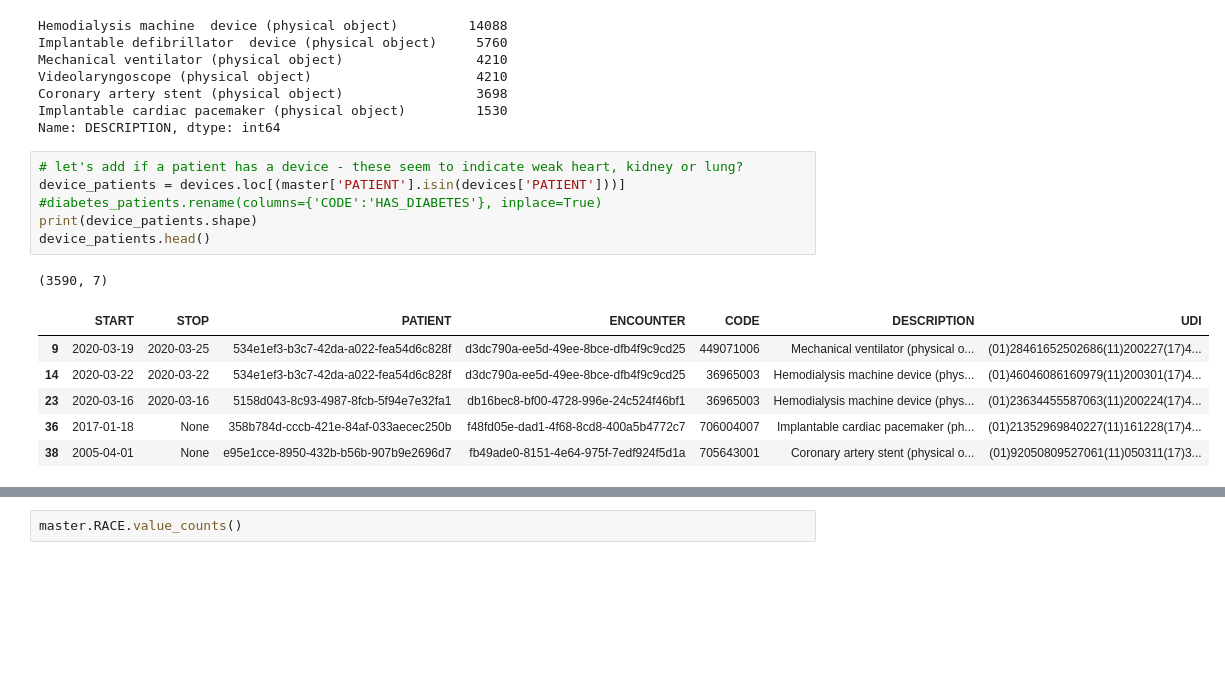
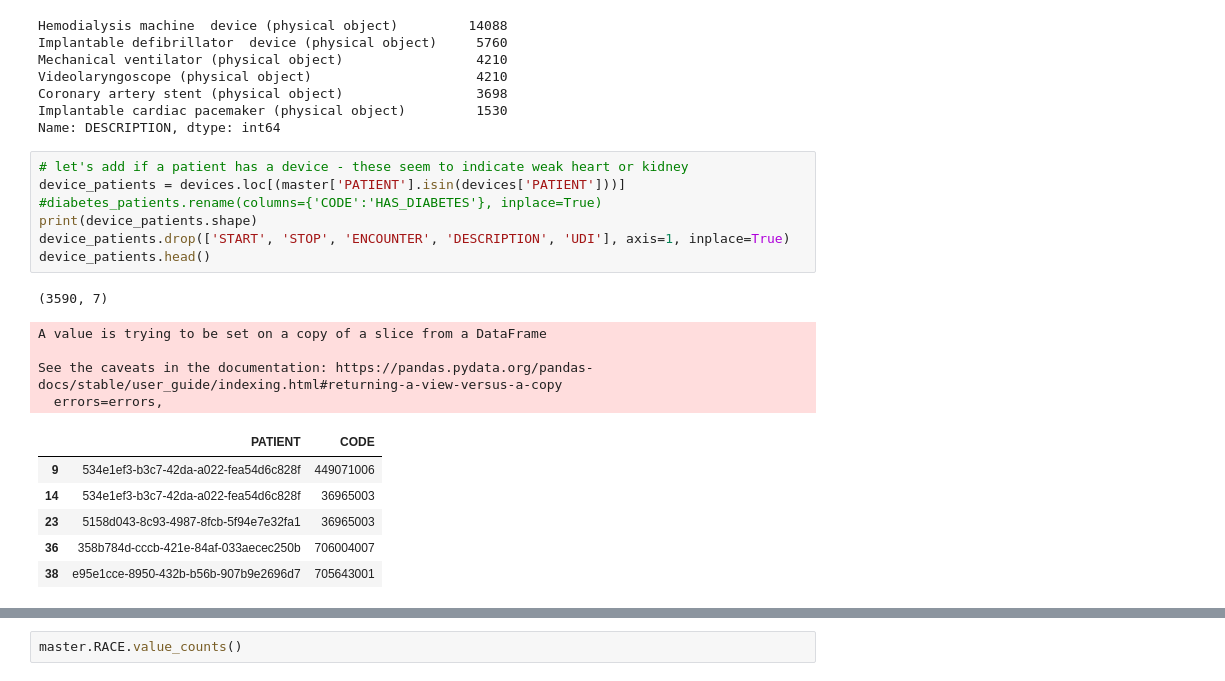
Before and after one commit to cindygo4it/HealthHackathon-COVID-19-MA, a Jupyter notebook: HealthHack_COVID19.ipynb, the cells around one changed output, grey strips where cells are left out. Drawn from its saved outputs; the diff is of its cells as text; blank space fills up the shorter version.

```diff
--- a/HealthHack_COVID19.ipynb
+++ b/HealthHack_COVID19.ipynb
@@ -201,16 +286,21 @@ Coronary artery stent (physical object)                 3698
 Implantable cardiac pacemaker (physical object)         1530
 Name: DESCRIPTION, dtype: int64
 # %%
-# let's add if a patient has a device - these seem to indicate weak heart, kidney or lung?
+# let's add if a patient has a device - these seem to indicate weak heart or kidney
 device_patients = devices.loc[(master['PATIENT'].isin(devices['PATIENT']))]
 #diabetes_patients.rename(columns={'CODE':'HAS_DIABETES'}, inplace=True)
 print(device_patients.shape)
+device_patients.drop(['START', 'STOP', 'ENCOUNTER', 'DESCRIPTION', 'UDI'], axis=1, inplace=True)
 device_patients.head()
 # %% [output]
 (3590, 7)
+A value is trying to be set on a copy of a slice from a DataFrame
+
+See the caveats in the documentation: https://pandas.pydata.org/pandas-docs/stable/user_guide/indexing.html#returning-a-view-versus-a-copy
+  errors=errors,
-|  | START | STOP | PATIENT | ENCOUNTER | CODE | DESCRIPTION | UDI |
-| 9 | 2020-03-19 | 2020-03-25 | 534e1ef3-b3c7-42da-a022-fea54d6c828f | d3dc790a-ee5d-49ee-8bce-dfb4f9c9cd25 | 449071006 | Mechanical ventilator (physical o... | (01)28461652502686(11)200227(17)4... |
-| 14 | 2020-03-22 | 2020-03-22 | 534e1ef3-b3c7-42da-a022-fea54d6c828f | d3dc790a-ee5d-49ee-8bce-dfb4f9c9cd25 | 36965003 | Hemodialysis machine device (phys... | (01)46046086160979(11)200301(17)4... |
-| 23 | 2020-03-16 | 2020-03-16 | 5158d043-8c93-4987-8fcb-5f94e7e32fa1 | db16bec8-bf00-4728-996e-24c524f46bf1 | 36965003 | Hemodialysis machine device (phys... | (01)23634455587063(11)200224(17)4... |
-| 36 | 2017-01-18 | None | 358b784d-cccb-421e-84af-033aecec250b | f48fd05e-dad1-4f68-8cd8-400a5b4772c7 | 706004007 | Implantable cardiac pacemaker (ph... | (01)21352969840227(11)161228(17)4... |
-| 38 | 2005-04-01 | None | e95e1cce-8950-432b-b56b-907b9e2696d7 | fb49ade0-8151-4e64-975f-7edf924f5d1a | 705643001 | Coronary artery stent (physical o... | (01)92050809527061(11)050311(17)3... |
+|  | PATIENT | CODE |
+| 9 | 534e1ef3-b3c7-42da-a022-fea54d6c828f | 449071006 |
+| 14 | 534e1ef3-b3c7-42da-a022-fea54d6c828f | 36965003 |
+| 23 | 5158d043-8c93-4987-8fcb-5f94e7e32fa1 | 36965003 |
+| 36 | 358b784d-cccb-421e-84af-033aecec250b | 706004007 |
+| 38 | e95e1cce-8950-432b-b56b-907b9e2696d7 | 705643001 |
```
Also changed, not shown: parts of 93 cells of this notebook.
